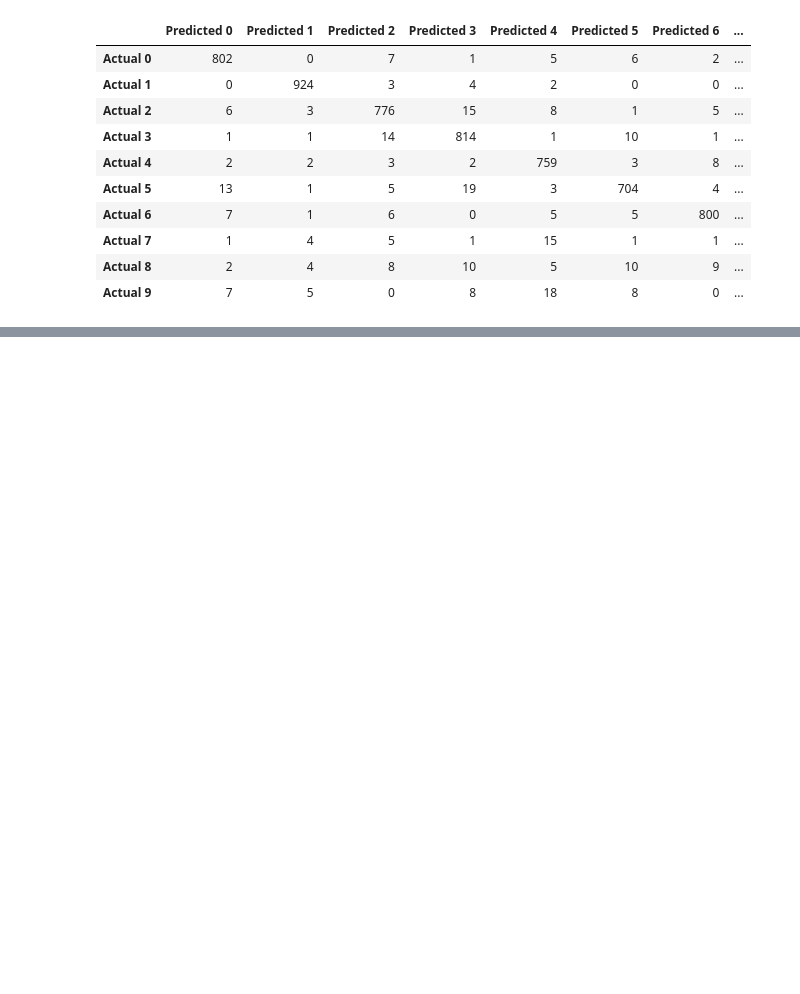
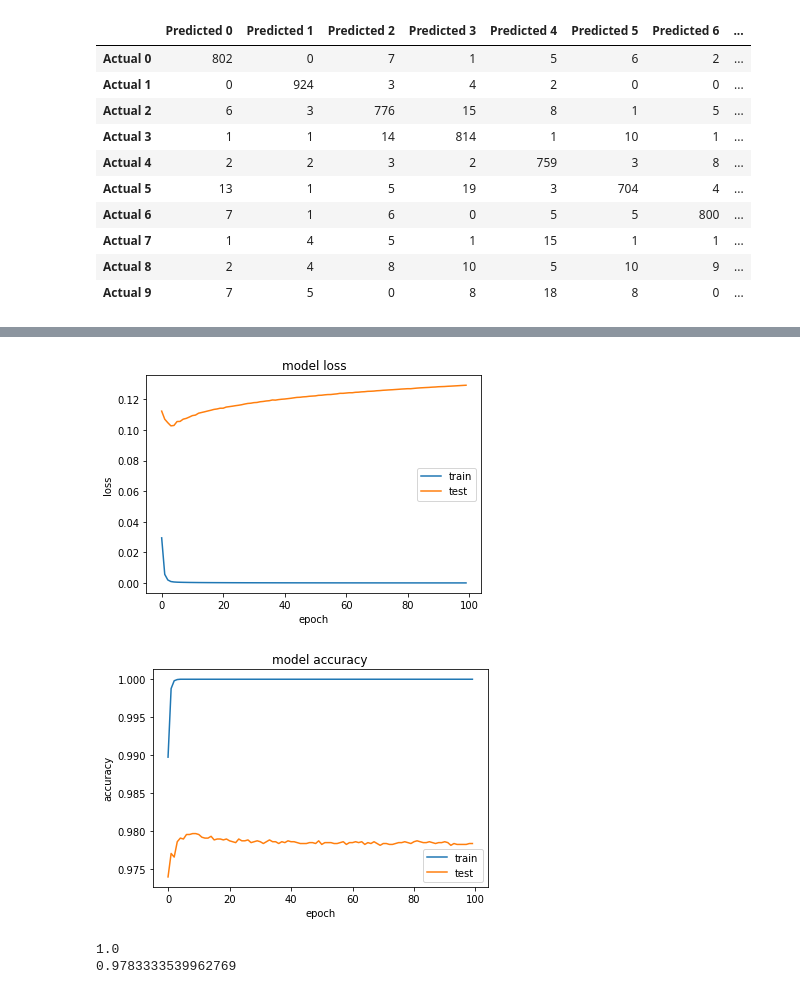
Before and after one commit to mikethisyamondol/digit_recognizer, a Jupyter notebook: digit_recognizer.ipynb, the cells around one changed output, grey strips where cells are left out. Saved outputs shown, nothing was run; the diff lists cells and outputs as text; code cells hidden in the pictures; blank space fills up the shorter version.

```diff
--- a/digit_recognizer.ipynb
+++ b/digit_recognizer.ipynb
@@ -705,0 +701,14 @@ cm_df
+# %%
+%%time
+optimizer = AdaBound(name="AdaBound", learning_rate=1e-02, final_lr=0.1, gamma=1e-03)
+model.compile(loss="categorical_crossentropy",
+              optimizer=optimizer,
+              metrics=["acc"])
+
+history = History()
+model.fit(x_train,
+          y_train,
+          epochs=100,
+          validation_split=0.25,
+          callbacks=[history],
+          verbose=0)
@@ -705,0 +718,27 @@ cm_df
+# %%
+# Plot loss over time.
+plt.plot(history.history['loss'])
+plt.plot(history.history['val_loss'])
+plt.title('model loss')
+plt.ylabel('loss')
+plt.xlabel('epoch')
+plt.legend(['train', 'test'], loc='best')
+plt.show();
+
+# Plot accuracy over time.
+plt.plot(history.history['acc'])
+plt.plot(history.history['val_acc'])
+plt.title('model accuracy')
+plt.ylabel('accuracy')
+plt.xlabel('epoch')
+plt.legend(['train', 'test'], loc='best')
+plt.show()
+# %% [output]
+[figure, added]
+[figure, added]
+# %%
+print(history.history['acc'][-1])
+print(history.history['val_acc'][-1])
+# %% [output]
+1.0
+0.9783333539962769
```
Also changed, not shown: parts of 20 cells of this notebook.
